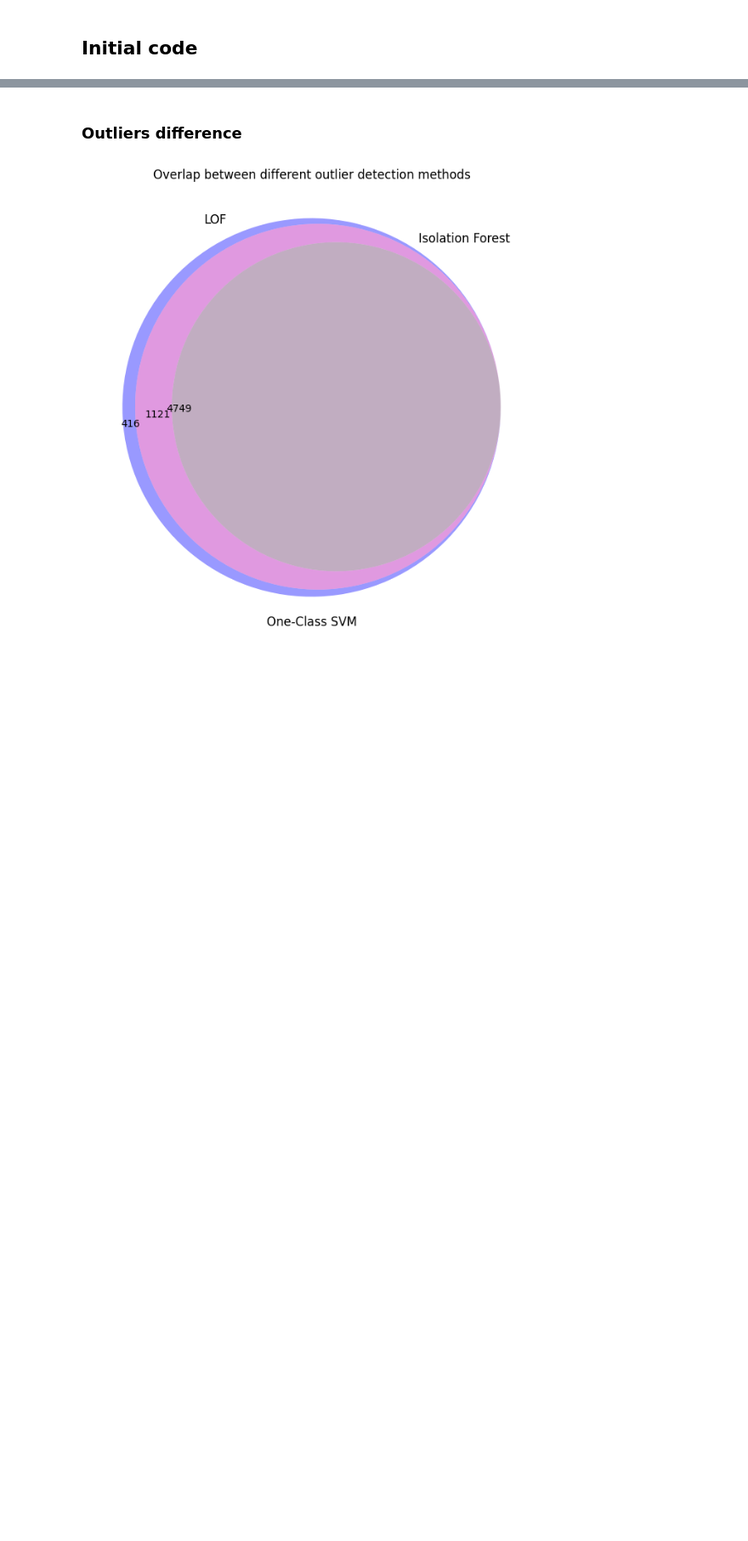
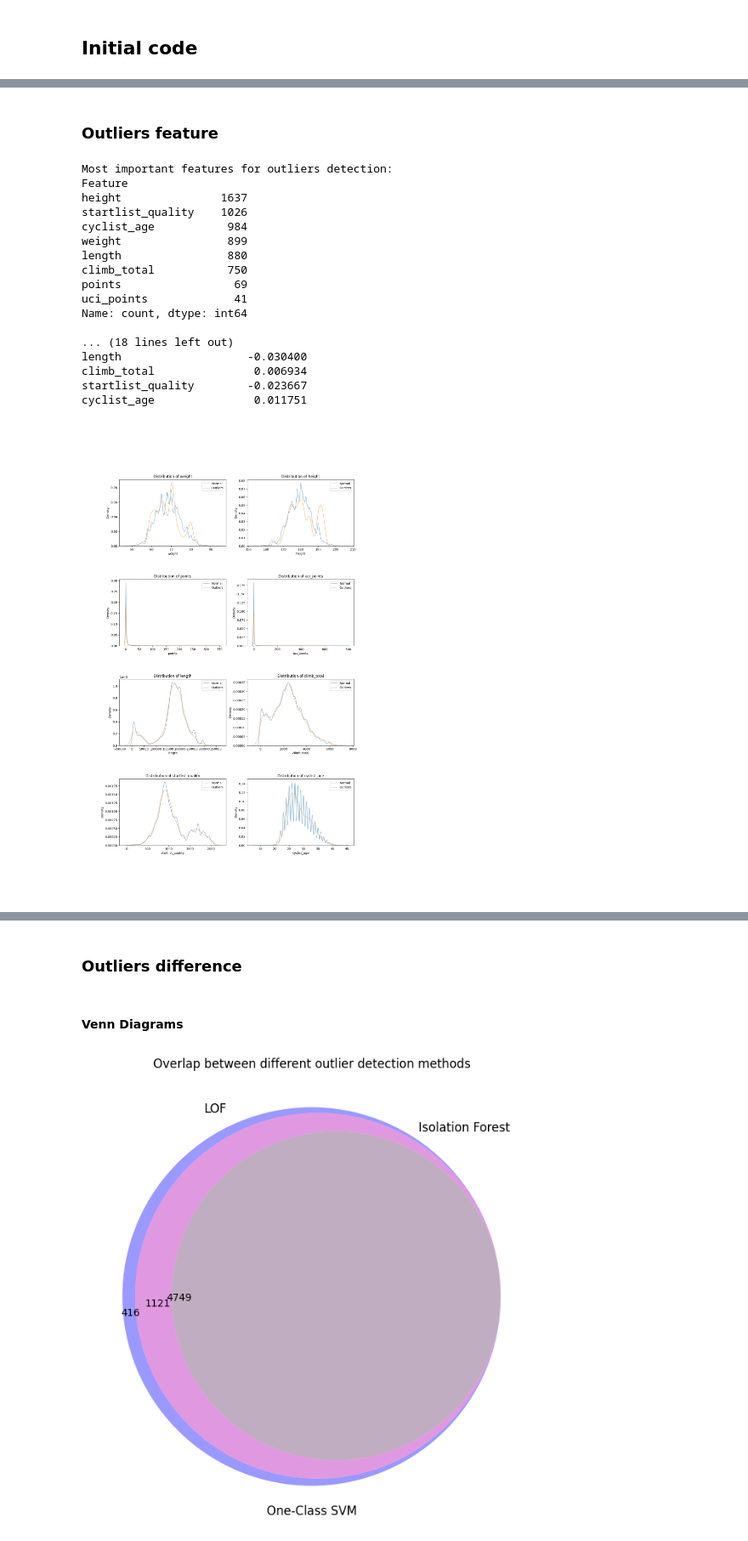
Before and after one commit to lesi-nedo/dm_project24_group_11, a Jupyter notebook: extra_notebooks/OlekisyOutliersAnal.ipynb, the cells around one changed output, grey strips where cells are left out. Shown at 85% size. Saved outputs shown, nothing was run; the diff lists cells and outputs as text; code cells hidden in the pictures; blank space fills up the shorter version.

```diff
--- a/extra_notebooks/OlekisyOutliersAnal.ipynb
+++ b/extra_notebooks/OlekisyOutliersAnal.ipynb
@@ -127,0 +142,36 @@ normal_lof.sample(3)
+# %% [markdown]
+### Outliers feature
+# %%
+from outliers_code.outliers_analysis import analyze_outlier_characteristics
+
+numerical_features = ['weight', 'height', 'points', 'uci_points', 'length',
+                     'climb_total', 'startlist_quality', 'cyclist_age']
+
+analysis = analyze_outlier_characteristics(MergedDataset.loc[all_normal_indexes], MergedDataset.loc[all_outliers_indexes], numerical_features)
+
+print("Most important features for outliers detection:")
+print(analysis['feature_importance'].head(10))
+print("\n\n")
+print("Summary statistics:")
+print(analysis['summary_stats'])
+
+analysis['distribution_plot'].show()
+# %% [output]
+Most important features for outliers detection:
+Feature
+height               1637
+startlist_quality    1026
+cyclist_age           984
+weight                899
+length                880
+climb_total           750
+points                 69
+uci_points             41
+Name: count, dtype: int64
+
+... (18 lines left out)
+length                   -0.030400
+climb_total               0.006934
+startlist_quality        -0.023667
+cyclist_age               0.011751
+[figure, added]
@@ -128,5 +179,7 @@ normal_lof.sample(3)
 # %% [markdown]
 ### Outliers difference
+# %% [markdown]
+#### Venn Diagrams
 # %%
 lof_set = set(outliers_lof.index)
 iso_set = set(outliers_iso_for.index)
```
Also changed, not shown: parts of 15 cells of this notebook, 11 other files.
